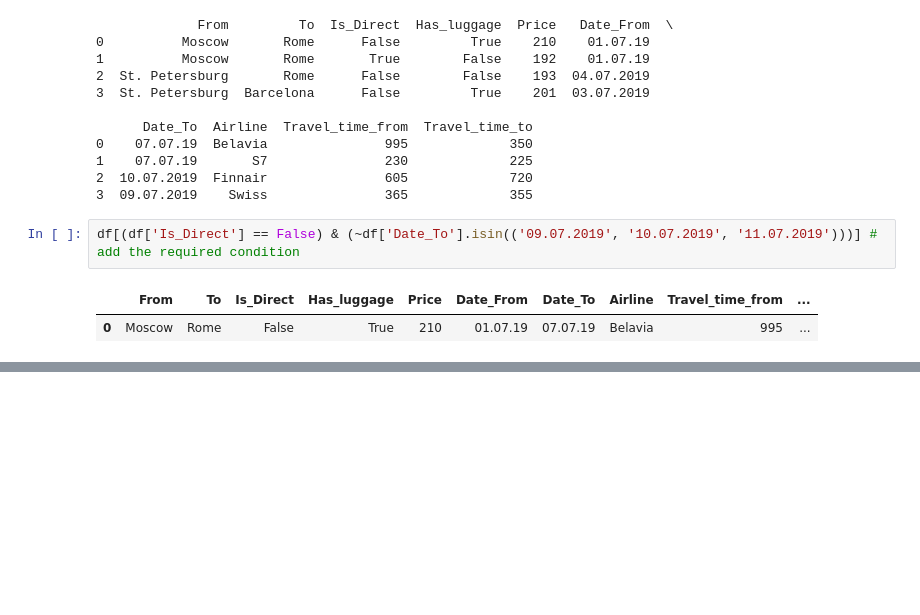
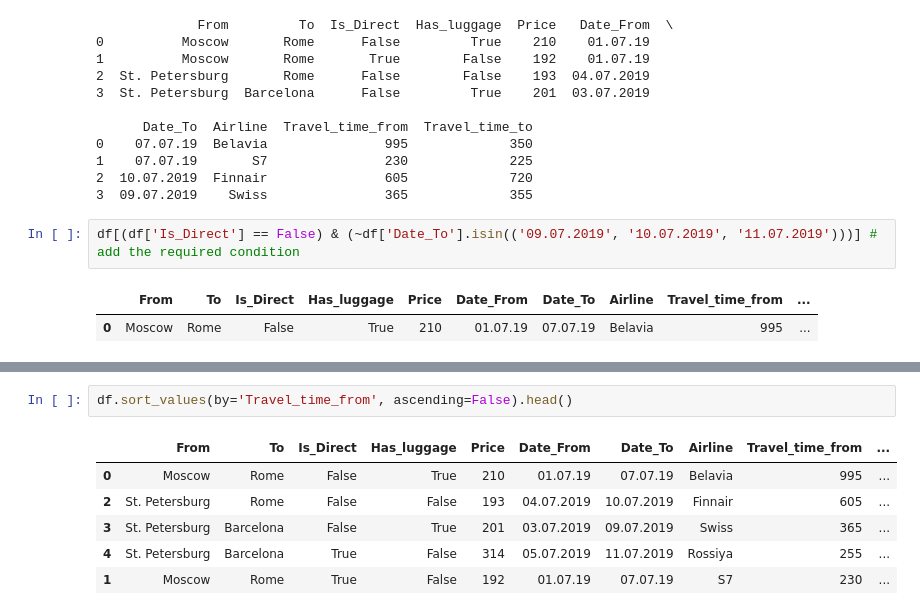
Before and after one commit to Alumasa/data_science_practicum, a Jupyter notebook: Data Slices.ipynb, the cells around one changed output, grey strips where cells are left out. Drawn from its saved outputs; the diff is of its cells as text; blank space fills up the shorter version.

```diff
--- a/Data Slices.ipynb
+++ b/Data Slices.ipynb
@@ -91,0 +153,9 @@ df[(df['Is_Direct'] == False) & (~df['Date_To'].isin(('09.07.2019', '10.07.2019'
+# %%
+df.sort_values(by='Travel_time_from', ascending=False).head()
+# %% [output]
+|  | From | To | Is_Direct | Has_luggage | Price | Date_From | Date_To | Airline | Travel_time_from | ... |
+| 0 | Moscow | Rome | False | True | 210 | 01.07.19 | 07.07.19 | Belavia | 995 | ... |
+| 2 | St. Petersburg | Rome | False | False | 193 | 04.07.2019 | 10.07.2019 | Finnair | 605 | ... |
+| 3 | St. Petersburg | Barcelona | False | True | 201 | 03.07.2019 | 09.07.2019 | Swiss | 365 | ... |
+| 4 | St. Petersburg | Barcelona | True | False | 314 | 05.07.2019 | 11.07.2019 | Rossiya | 255 | ... |
+| 1 | Moscow | Rome | True | False | 192 | 01.07.19 | 07.07.19 | S7 | 230 | ... |
```
Also changed, not shown: parts of 9 cells of this notebook.
